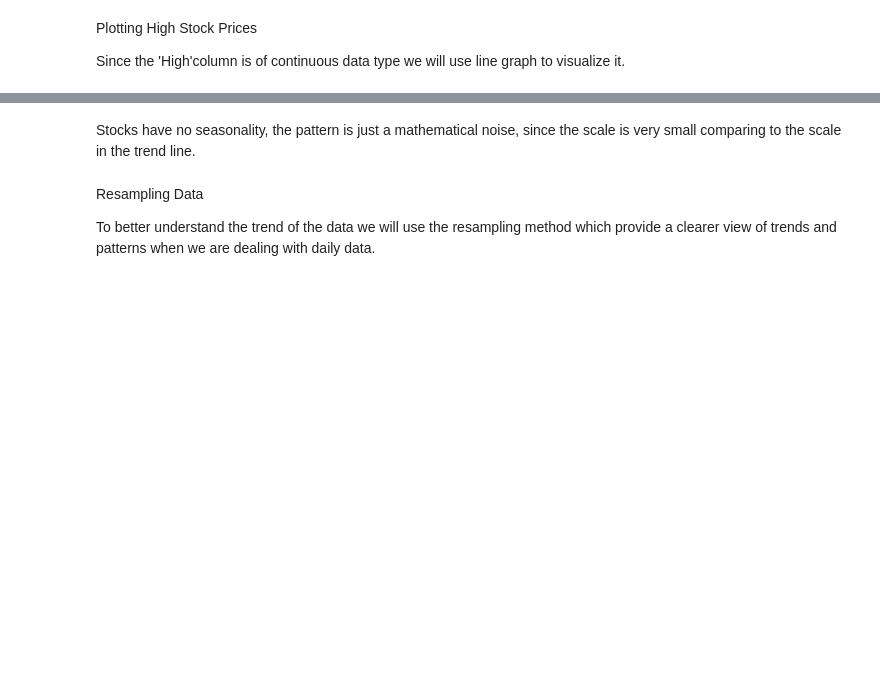
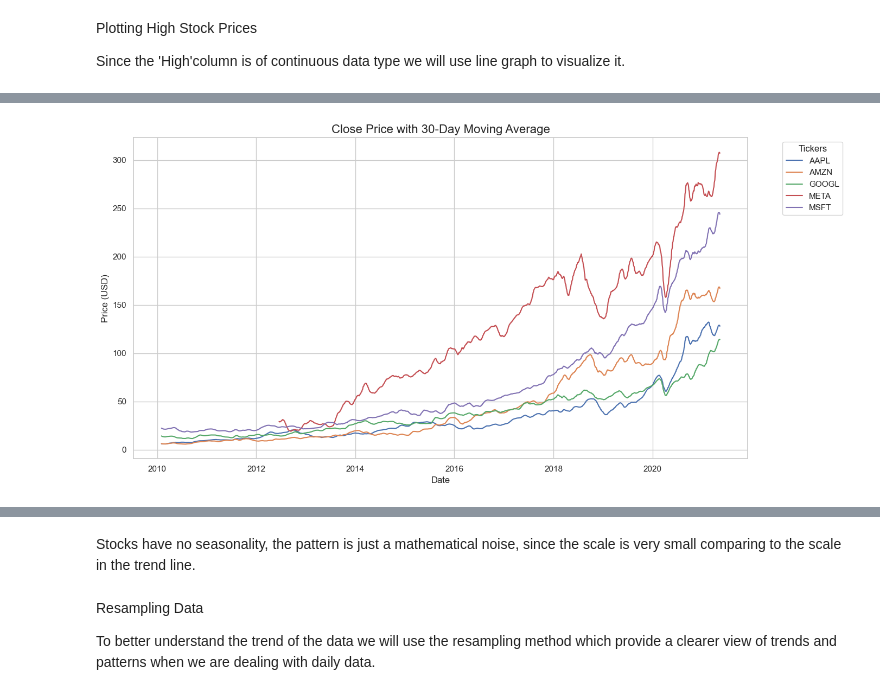
Before and after one commit to Marta-T/Time-Series-Forecasting-Ranking-Survival, a Jupyter notebook: stocks_analysis.ipynb, the cells around one changed output, grey strips where cells are left out. Saved outputs shown, nothing was run; the diff lists cells and outputs as text; code cells hidden in the pictures; blank space fills up the shorter version.

```diff
--- a/stocks_analysis.ipynb
+++ b/stocks_analysis.ipynb
@@ -173,0 +136,4 @@ for ticker in tickers:
+# %%
+plot_stock_trends(train_df_raw, window=21, title='Stock Closing Prices with 30-Day Moving Average')
+# %% [output]
+[figure, added]
```
Also changed, not shown: parts of 86 cells of this notebook.
